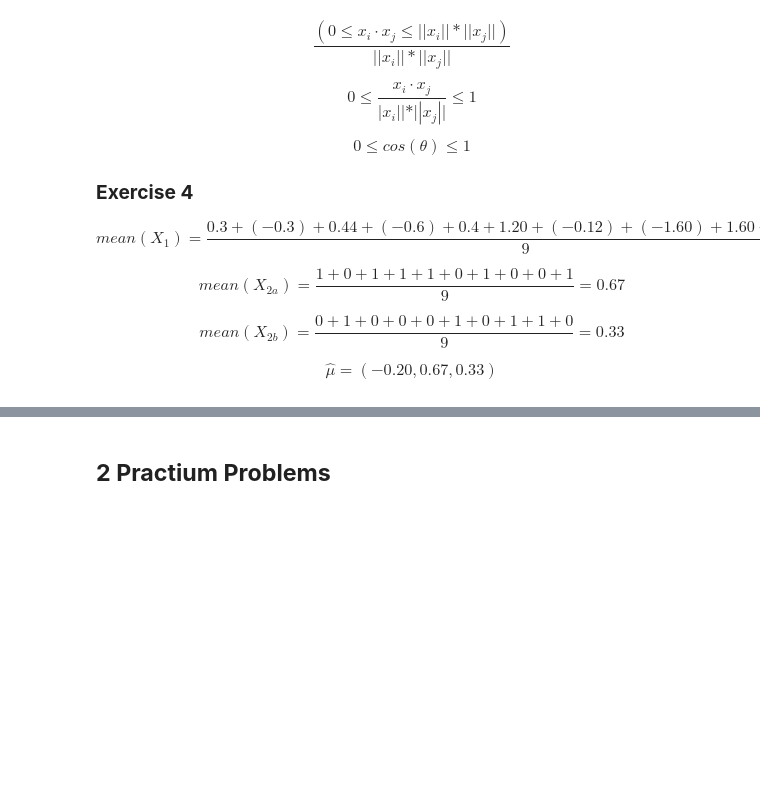
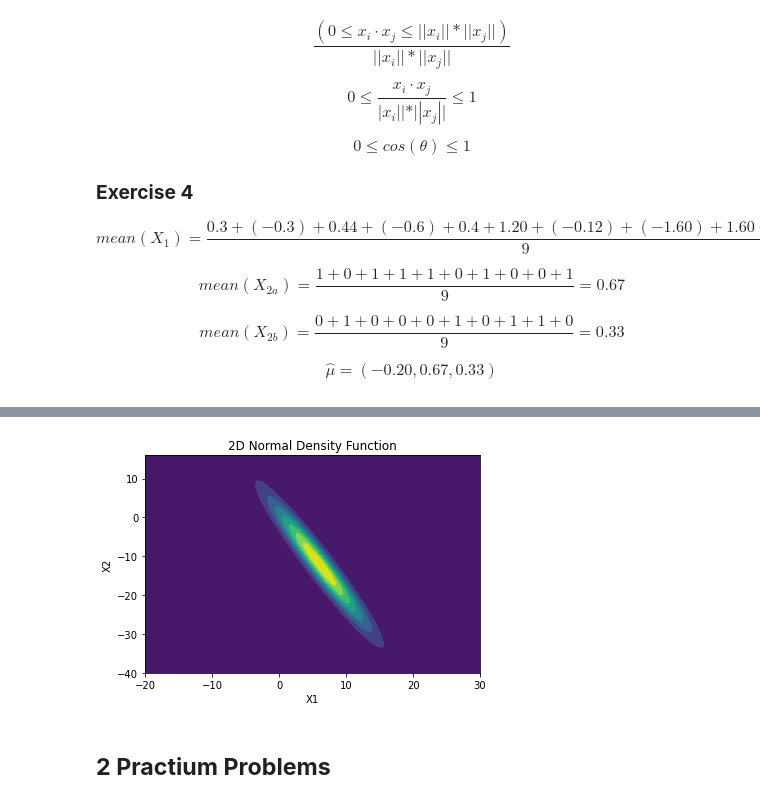
Before and after one commit to Erikdp240/CS422-iit, a Jupyter notebook: hw1.ipynb, the cells around one changed output, grey strips where cells are left out. Saved outputs shown, nothing was run; the diff lists cells and outputs as text; code cells hidden in the pictures; blank space fills up the shorter version.

```diff
--- a/hw1.ipynb
+++ b/hw1.ipynb
@@ -454,3 +590,30 @@ $$
+# %%
+import numpy as np
+import matplotlib.pyplot as plt
+
+mean = np.array([6, -12])
+covariance = np.array([[22, -47.5], [-47.5, 110.5]])
+
+# Generate points on a grid
+x, y = np.meshgrid(np.linspace(-20, 30, 100), np.linspace(-40, 16, 100))
+pos = np.dstack((x, y))
+
+# Calculate the PDF using multivariate normal distribution
+delta = pos - mean
+inv_cov = np.linalg.inv(covariance)
+pdf = (1 / (2 * np.pi * np.sqrt(np.linalg.det(covariance)))) * np.exp(-0.5 * np.einsum('...k,kl,...l->...', delta, inv_cov, delta))
+
+# Plot the contour of the PDF
+plt.contourf(x, y, pdf, cmap='viridis')
+
+
+plt.xlabel('X1')
+plt.ylabel('X2')
+plt.title('2D Normal Density Function')
+
+plt.show()
+# %% [output]
+[figure, added]
 # %% [markdown]
 ## **2 Practium Problems**
 # %% [markdown]
```
Also changed, not shown: parts of 2 cells of this notebook.
